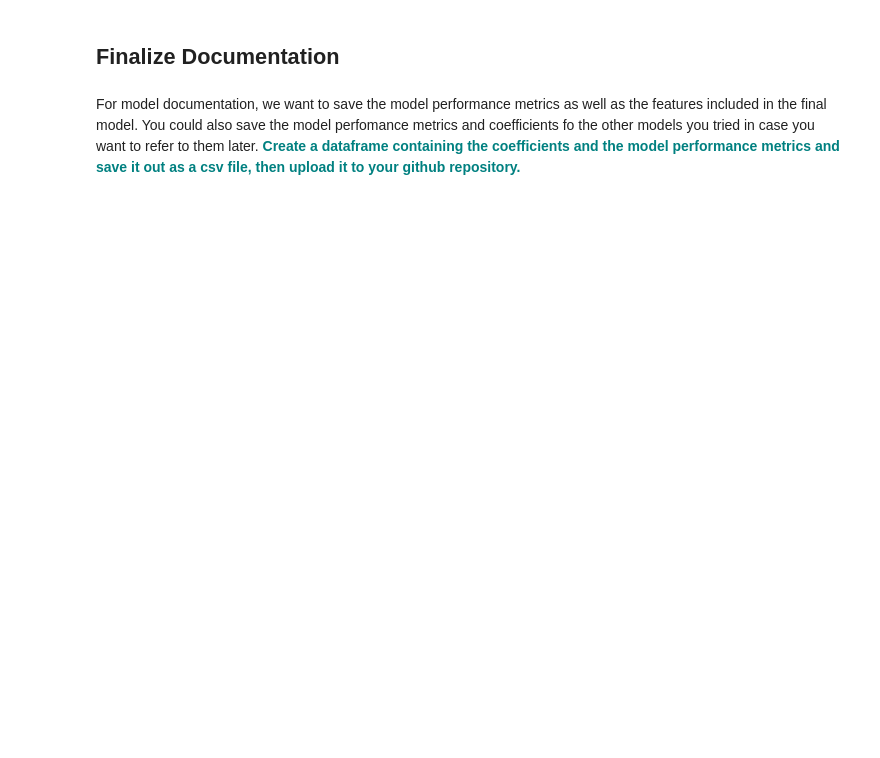
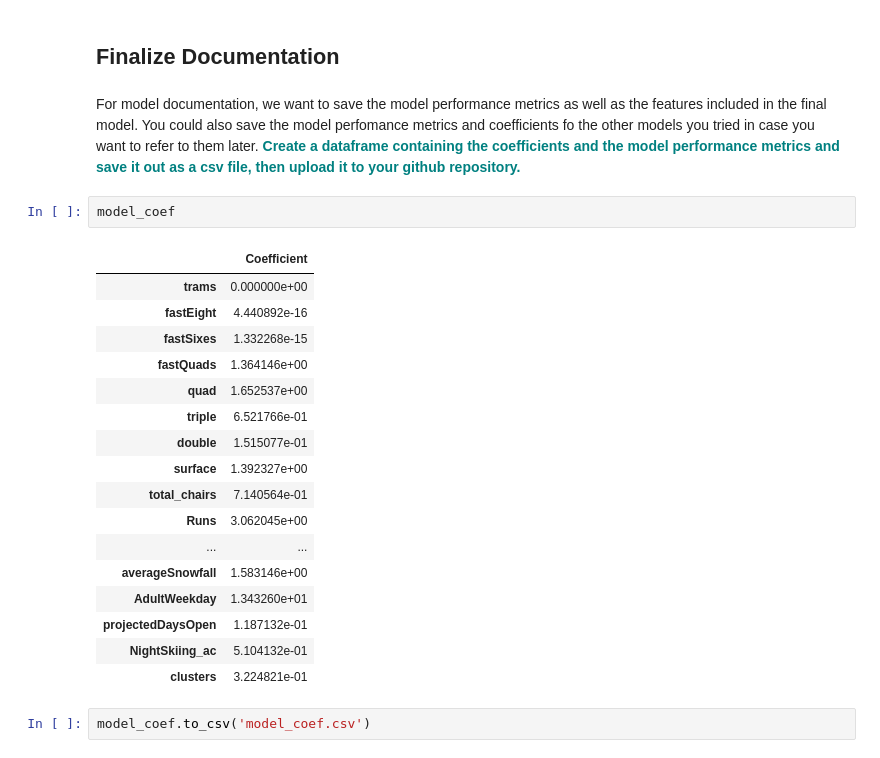
Before and after one commit to sudkpa/SB_DS, a Jupyter notebook: Career_Track/Guided_Capstone/Documentation/Notebook_stepsix.ipynb, the cells around one changed output. Drawn from its saved outputs; the diff is of its cells as text; blank space fills up the shorter version.

Commit message:
Model documentation

```diff
--- a/Career_Track/Guided_Capstone/Documentation/Notebook_stepsix.ipynb
+++ b/Career_Track/Guided_Capstone/Documentation/Notebook_stepsix.ipynb
@@ -219,3 +228,25 @@ ModuleNotFoundError: No module named 'joblib'
 ## Finalize Documentation
 # %% [markdown]
 For model documentation, we want to save the model performance metrics as well as the features included in the final model. You could also save the model perfomance metrics and coefficients fo the other models you tried in case you want to refer to them later. **<font color='teal'> Create a dataframe containing the coefficients and the model performance metrics and save it out as a csv file, then upload it to your github repository.</font>**
+# %%
+model_coef
+# %% [output]
+|  | Coefficient |
+| trams | 0.000000e+00 |
+| fastEight | 4.440892e-16 |
+| fastSixes | 1.332268e-15 |
+| fastQuads | 1.364146e+00 |
+| quad | 1.652537e+00 |
+| triple | 6.521766e-01 |
+| double | 1.515077e-01 |
+| surface | 1.392327e+00 |
+| total_chairs | 7.140564e-01 |
+| Runs | 3.062045e+00 |
+| ... | ... |
+| averageSnowfall | 1.583146e+00 |
+| AdultWeekday | 1.343260e+01 |
+| projectedDaysOpen | 1.187132e-01 |
+| NightSkiing_ac | 5.104132e-01 |
+| clusters | 3.224821e-01 |
+# %%
+model_coef.to_csv('model_coef.csv')
```
Also changed, not shown: parts of 2 cells of this notebook.
